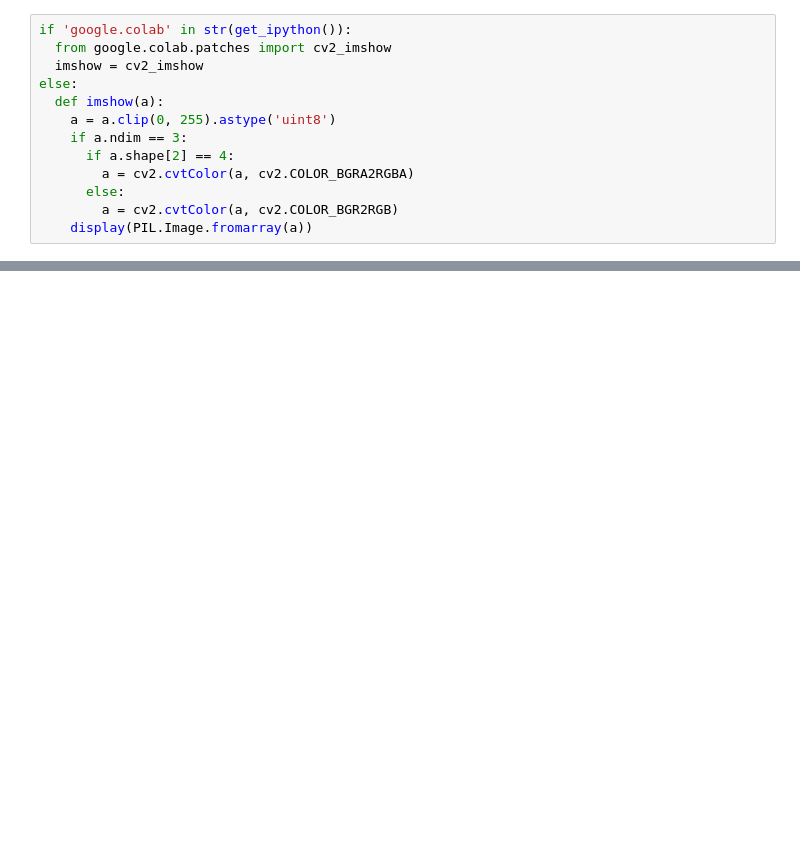
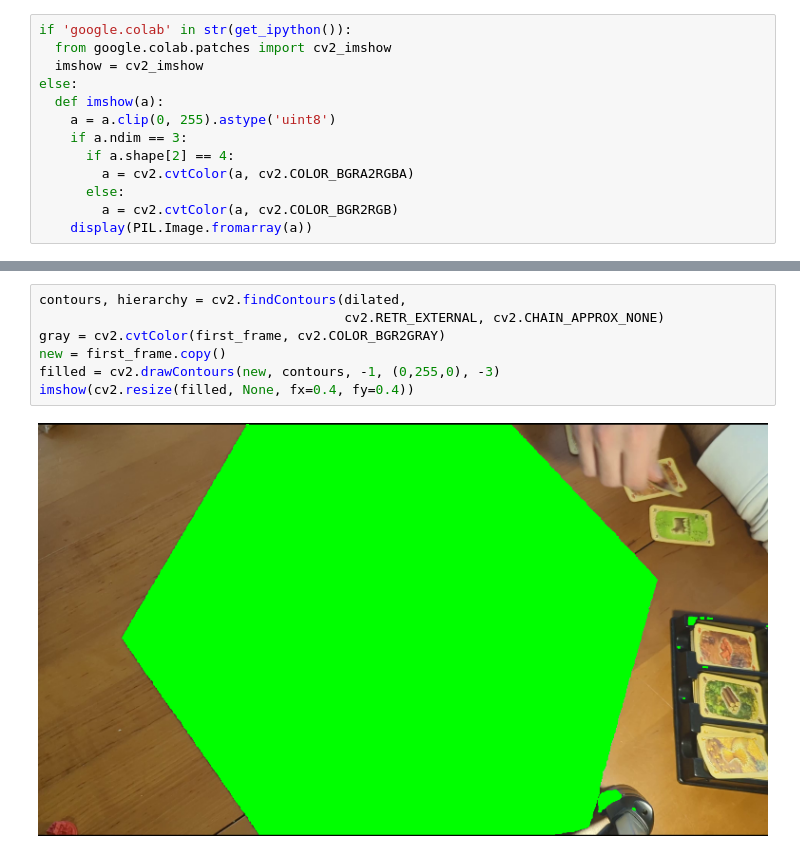
Before and after one commit to kordc/BoardGameTracking, a Jupyter notebook: analisys.ipynb, the cells around one changed output, grey strips where cells are left out. Drawn from its saved outputs; the diff is of its cells as text; blank space fills up the shorter version.

```diff
--- a/analisys.ipynb
+++ b/analisys.ipynb
@@ -97,0 +115,9 @@ while True:
+# %%
+contours, hierarchy = cv2.findContours(dilated,
+                                       cv2.RETR_EXTERNAL, cv2.CHAIN_APPROX_NONE)
+gray = cv2.cvtColor(first_frame, cv2.COLOR_BGR2GRAY)
+new = first_frame.copy()
+filled = cv2.drawContours(new, contours, -1, (0,255,0), -3)
+imshow(cv2.resize(filled, None, fx=0.4, fy=0.4))
+# %% [output]
+[figure, added]
```
Also changed, not shown: parts of 14 cells of this notebook.
